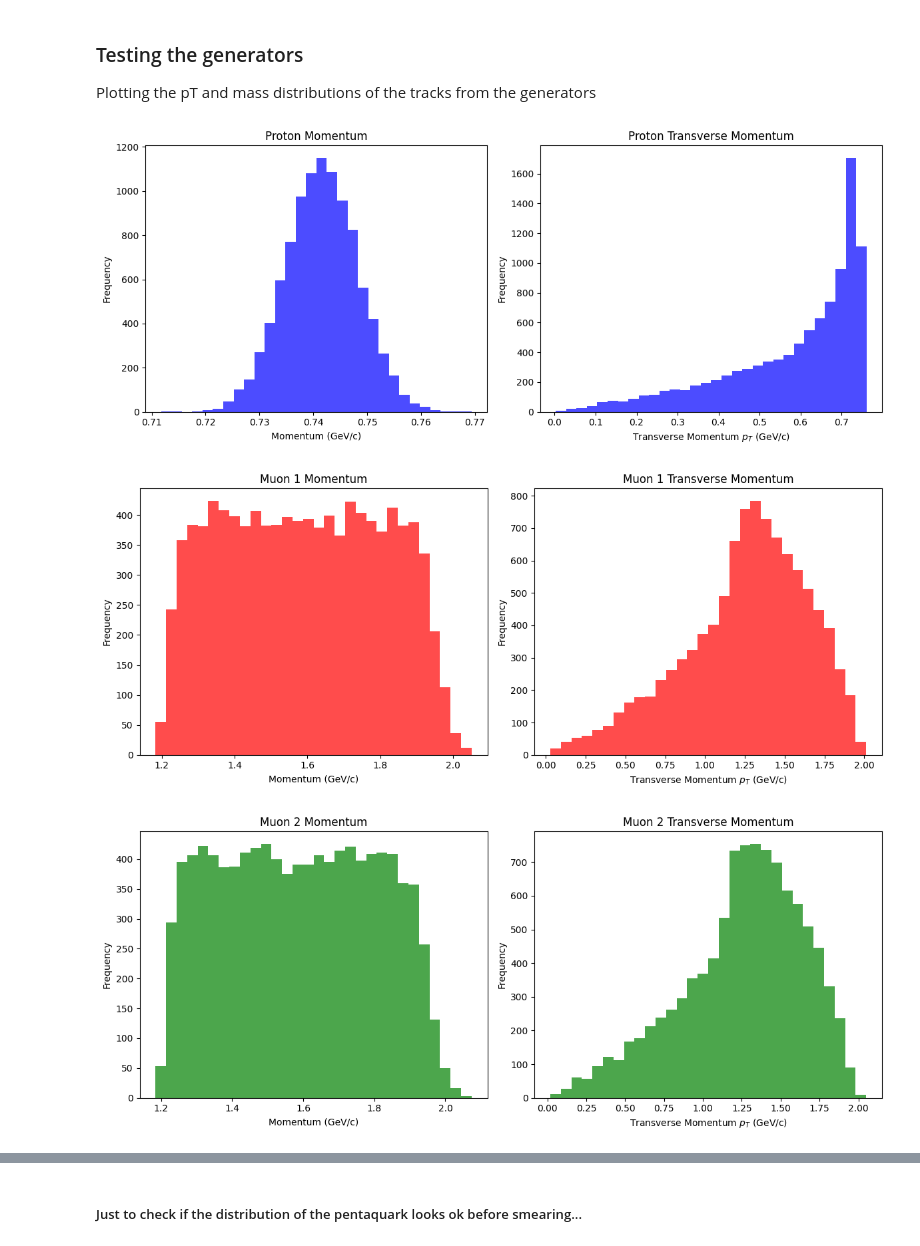
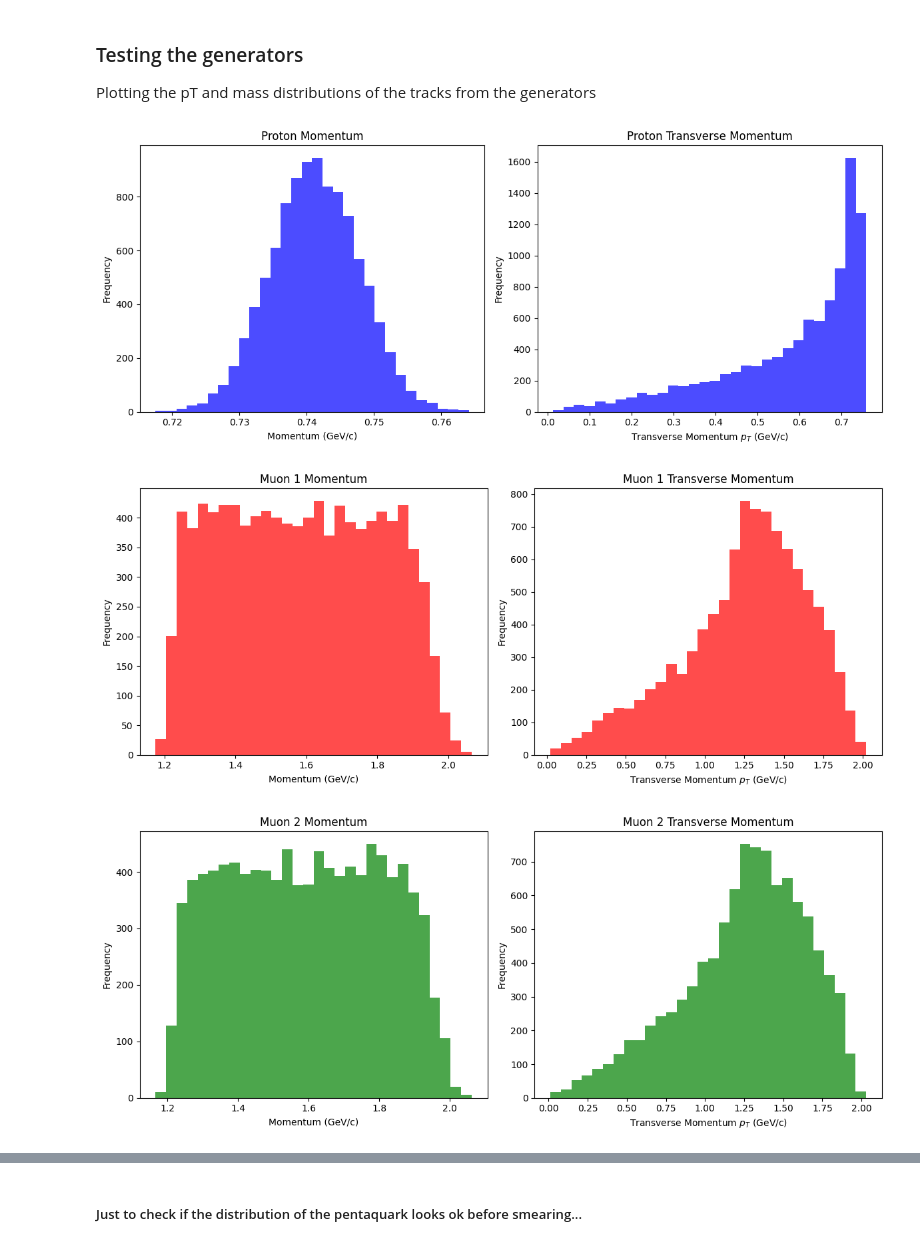
Before and after one commit to siragoni/ML-autoencoder, a Jupyter notebook: Clean.ipynb, the cells around one changed output, grey strips where cells are left out. Saved outputs shown, nothing was run; the diff lists cells and outputs as text; code cells hidden in the pictures.

```diff
--- a/Clean.ipynb
+++ b/Clean.ipynb
@@ -667,44 +671,47 @@ Plotting the pT and mass distributions of the tracks from the generators
 # %%
 import matplotlib.pyplot as plt
 
+n_pentaquark = 10000  # Define the number of events to simulate
+pentaq_events = generate_pentaquark_jpsi_muons_events_smearing_after_boost_with_angles(n_pentaquark)
+
 # Extract proton and muon momenta from events
-proton_momenta = [np.linalg.norm(event[2]) for event in events]  # Proton is at index 2 in smearedTracks
-muon1_momenta = [np.linalg.norm(event[0]) for event in events]    # Muon 1 is at index 0 in smearedTracks
-muon2_momenta = [np.linalg.norm(event[1]) for event in events]    # Muon 2 is at index 1 in smearedTracks
-proton_pt = [np.sqrt(event[2][0]**2 + event[2][1]**2) for event in events]
-muon1_pt = [np.sqrt(event[0][0]**2 + event[0][1]**2) for event in events]
-muon2_pt = [np.sqrt(event[1][0]**2 + event[1][1]**2) for event in events]
+proton_momenta = [np.linalg.norm(event[2]) for event in pentaq_events]  # Proton is at index 2 in smearedTracks
+muon1_momenta = [np.linalg.norm(event[0]) for event in pentaq_events]    # Muon 1 is at index 0 in smearedTracks
+muon2_momenta = [np.linalg.norm(event[1]) for event in pentaq_events]    # Muon 2 is at index 1 in smearedTracks
+proton_pt = [np.sqrt(event[2][0]**2 + event[2][1]**2) for event in pentaq_events]
+muon1_pt = [np.sqrt(event[0][0]**2 + event[0][1]**2) for event in pentaq_events]
+muon2_pt = [np.sqrt(event[1][0]**2 + event[1][1]**2) for event in pentaq_events]
 
 def plot_momentum_and_pt(momentum, pt, particle_name, color):
     fig, axes = plt.subplots(1, 2, figsize=(12, 5))
 
     # Total momentum plot
     axes[0].hist(momentum, bins=30, color=color, alpha=0.7)
     axes[0].set_title(f'{particle_name} Momentum')
     axes[0].set_xlabel('Momentum (GeV/c)')
     axes[0].set_ylabel('Frequency')
 
     # Transverse momentum plot
     axes[1].hist(pt, bins=30, color=color, alpha=0.7)
     axes[1].set_title(f'{particle_name} Transverse Momentum')
     axes[1].set_xlabel('Transverse Momentum $p_T$ (GeV/c)')
     axes[1].set_ylabel('Frequency')
 
     plt.tight_layout()
     plt.show()
 
 # Plot for proton
 plot_momentum_and_pt(proton_momenta, proton_pt, 'Proton', 'blue')
 
 # Plot for muon 1
 plot_momentum_and_pt(muon1_momenta, muon1_pt, 'Muon 1', 'red')
 
 # Plot for muon 2
 plot_momentum_and_pt(muon2_momenta, muon2_pt, 'Muon 2', 'green')
 # %% [output]
-[figure, old version]
+[figure, new version]
-[figure, old version]
+[figure, new version]
-[figure, old version]
+[figure, new version]
 # %%
 import matplotlib.pyplot as plt
 import numpy as np
```
Also changed, not shown: parts of 55 cells of this notebook.
